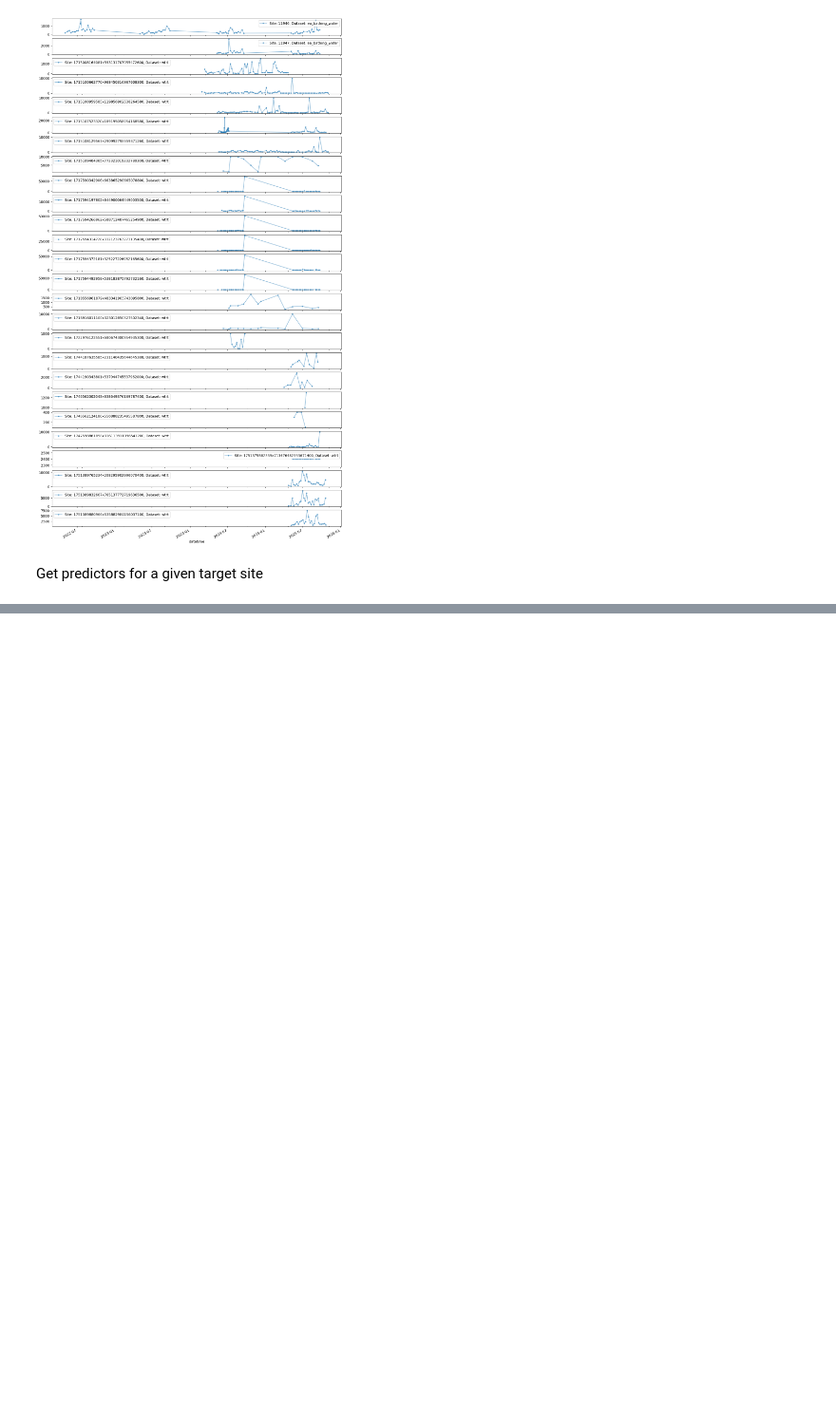
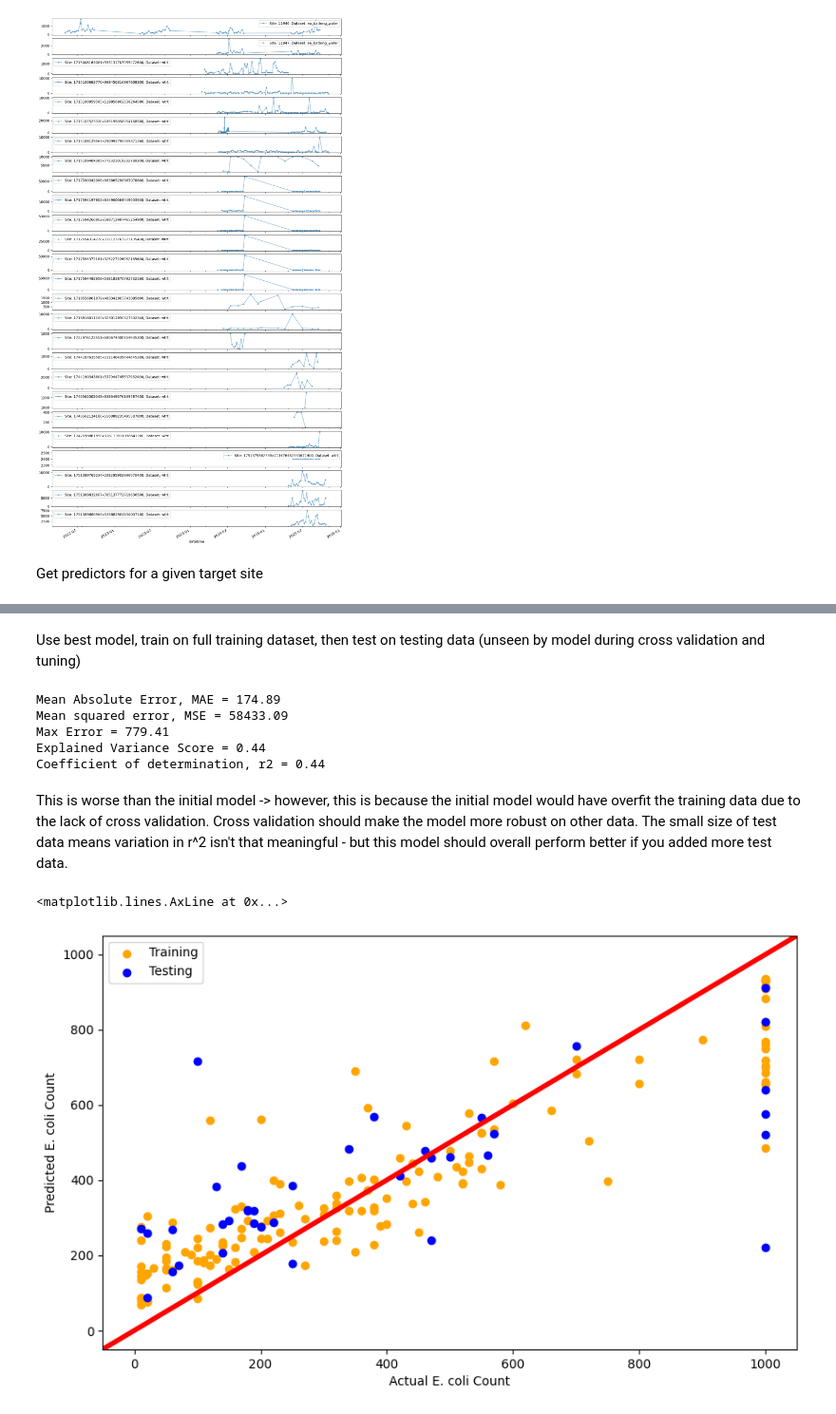
Before and after one commit to jeannielynnmoulton/swimming-safety-prediction, a Jupyter notebook: analysing_data.ipynb, the cells around one changed output, grey strips where cells are left out. Shown at 95% size. Saved outputs shown, nothing was run; the diff lists cells and outputs as text; code cells hidden in the pictures; blank space fills up the shorter version.

```diff
--- a/analysing_data.ipynb
+++ b/analysing_data.ipynb
@@ -263,0 +280,9 @@ df_predictors
+# %%
+from sklearn.preprocessing import OneHotEncoder
+
+enc = OneHotEncoder(sparse_output=False)
+enc.fit(df_target_predictors[['name']])
+encoded_names = enc.transform(df_target_predictors[['name']])
+encoded_df = pd.DataFrame(encoded_names, columns=enc.get_feature_names_out(['name']))
+name_column = df_target_predictors['name']
+df_target_predictors = pd.concat([df_target_predictors.reset_index(drop=True), encoded_df.reset_index(drop=True)], axis=1).drop(columns=['name'])
@@ -263,0 +305,3 @@ df_predictors
+# %%
+X = df_target_predictors.drop(columns=['target_ecoli'])
+y = df_target_predictors['target_ecoli']
@@ -263,0 +427,11 @@ df_predictors
+# %%
+""" best_model = search.best_estimator_
+best_model.fit(X_train, y_train)
+
+y_pred = best_model.predict(X_test)
+
+print("Mean Absolute Error, MAE = %.2f" % mean_absolute_error(y_test, y_pred))
+print("Mean squared error, MSE = %.2f" % mean_squared_error(y_test, y_pred))
+print("Max Error = %.2f" % max_error(y_test, y_pred))
+print("Explained Variance Score = %.2f" % explained_variance_score(y_test, y_pred))
+print("Coefficient of determination, r2 = %.2f" % r2_score(y_test, y_pred)) #usually use this one """
@@ -263,0 +474,34 @@ df_predictors
+# %% [markdown]
+Use best model, train on full training dataset, then test on testing data (unseen by model during cross validation and tuning)
+# %%
+best_model = search.best_estimator_
+best_model.fit(X_train, y_train)
+
+y_pred = best_model.predict(X_test)
+
+print("Mean Absolute Error, MAE = %.2f" % mean_absolute_error(y_test, y_pred))
+print("Mean squared error, MSE = %.2f" % mean_squared_error(y_test, y_pred))
+print("Max Error = %.2f" % max_error(y_test, y_pred))
+print("Explained Variance Score = %.2f" % explained_variance_score(y_test, y_pred))
+print("Coefficient of determination, r2 = %.2f" % r2_score(y_test, y_pred)) #usually use this one
+# %% [output]
+Mean Absolute Error, MAE = 174.89
+Mean squared error, MSE = 58433.09
+Max Error = 779.41
+Explained Variance Score = 0.44
+Coefficient of determination, r2 = 0.44
+# %% [markdown]
+This is worse than the initial model -> however, this is because the initial model would have overfit the training data due to the lack of cross validation. Cross validation should make the model more robust on other data. The small size of test data means variation in r^2 isn't that meaningful - but this model should overall perform better if you added more test data.
+# %%
+fig, ax = plt.subplots(figsize=(10, 6))
+ax.scatter(y_train, best_model.predict(X_train), color = 'orange')
+ax.scatter(y_test, y_pred, color = 'blue')
+ax.set_xlabel('Actual E. coli Count')
+ax.set_ylabel('Predicted E. coli Count')
+
+ax.legend(['Training', 'Testing', 'Predicted'])
+
+ax.axline((0, 0), (1000, 1000), linewidth=4, color='r')
+# %% [output]
+<matplotlib.lines.AxLine at 0x...>
+[figure, added]
```
Also changed, not shown: parts of 75 cells of this notebook.
